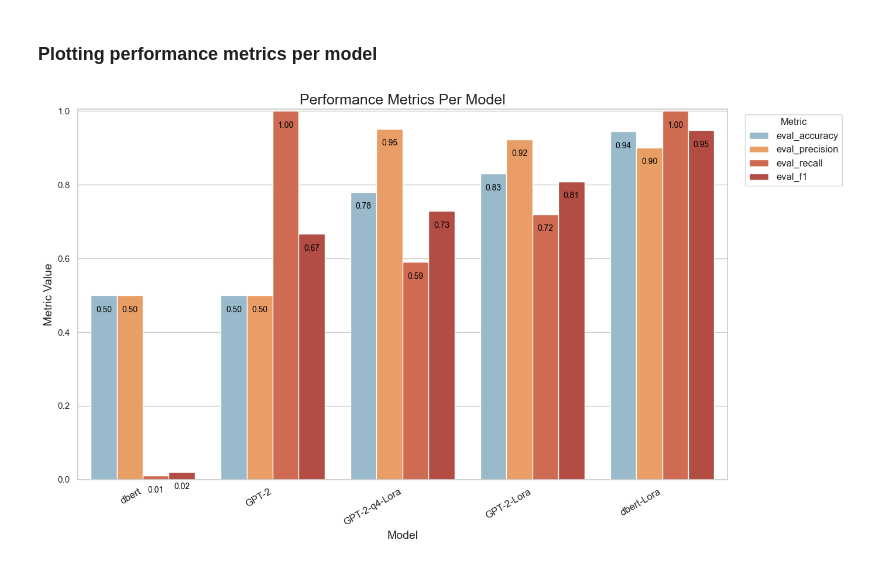
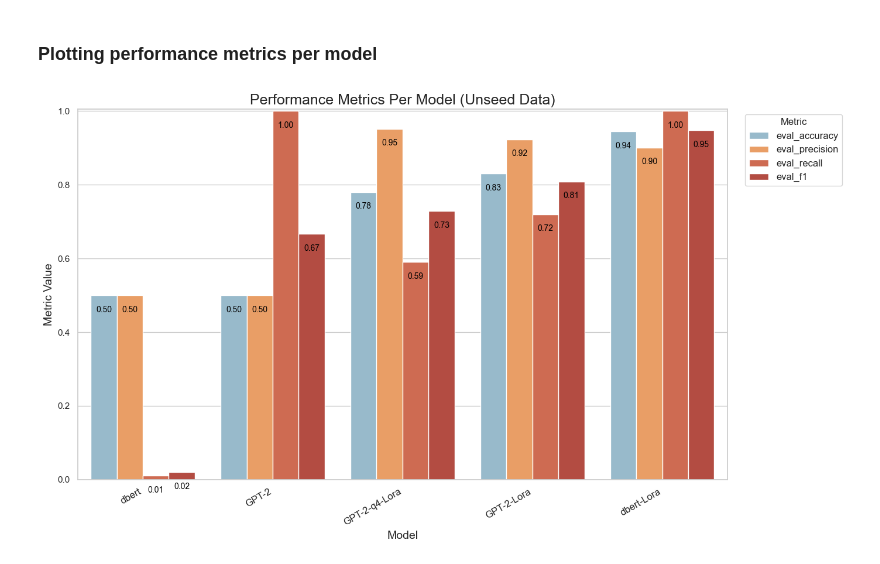
Before and after one commit to vtsou359/Lightweight_FineTuning_FoundationModel, a Jupyter notebook: comparing_models.ipynb, the cells around one changed output. Drawn from its saved outputs; the diff is of its cells as text; code cells hidden in the pictures.

Commit message:
updates in comments and titles

```diff
--- a/comparing_models.ipynb
+++ b/comparing_models.ipynb
@@ -454,32 +454,32 @@ palette = sns.color_palette(["#8FBDD3", "#FF9B50", "#E25E3E", "#C63D2F"])
 # Create the plot
 plt.figure(figsize = (14, 8))
 barplot = sns.barplot(data = melted_results,
                       x = 'model',
                       y = 'value',
                       hue = 'metric',
                       palette = palette
                       )
 
 # Add metric values inside the bars
 for bar, value in zip(barplot.patches, melted_results['value']):
 	text_x = bar.get_x() + bar.get_width() / 2  # Center the text in the bar
 	text_y = bar.get_height()  # Position at the top of the bar
 	barplot.text(text_x, text_y - 0.05, f'{value:.2f}', ha = 'center', va = 'bottom', color = 'black', fontsize = 10)
 
 # Customizations
-plt.title('Performance Metrics Per Model', fontsize = 18)
+plt.title('Performance Metrics Per Model (Unseed Data)', fontsize = 18)
 plt.xlabel('Model', fontsize = 14)
 plt.ylabel('Metric Value', fontsize = 14)
 plt.xticks(rotation = 30, ha = 'right', fontsize = 12)
 
 # Move the legend outside the plot
 plt.legend(title = 'Metric', fontsize = 12, bbox_to_anchor = (1.02, 1), loc = 'upper left')
 
 # Adjust the y-axis to make space for values
 plt.ylim(0, 1.005)  # Metrics range slightly above 1 for better visibility of text
 plt.tight_layout()
 
 # Show the plot
 plt.show()
 # %% [output]
-[figure, old version]
+[figure, new version]
```
Also changed, not shown: 4 other files.
